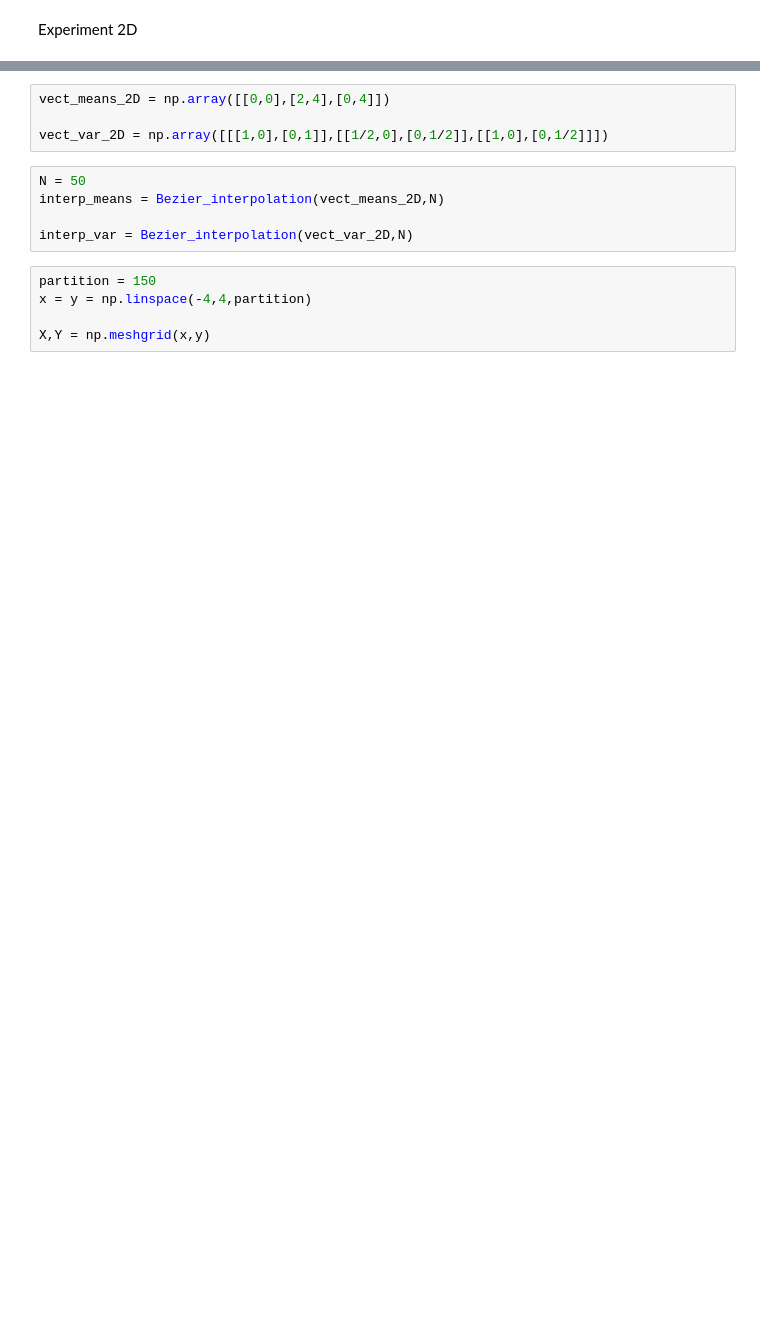
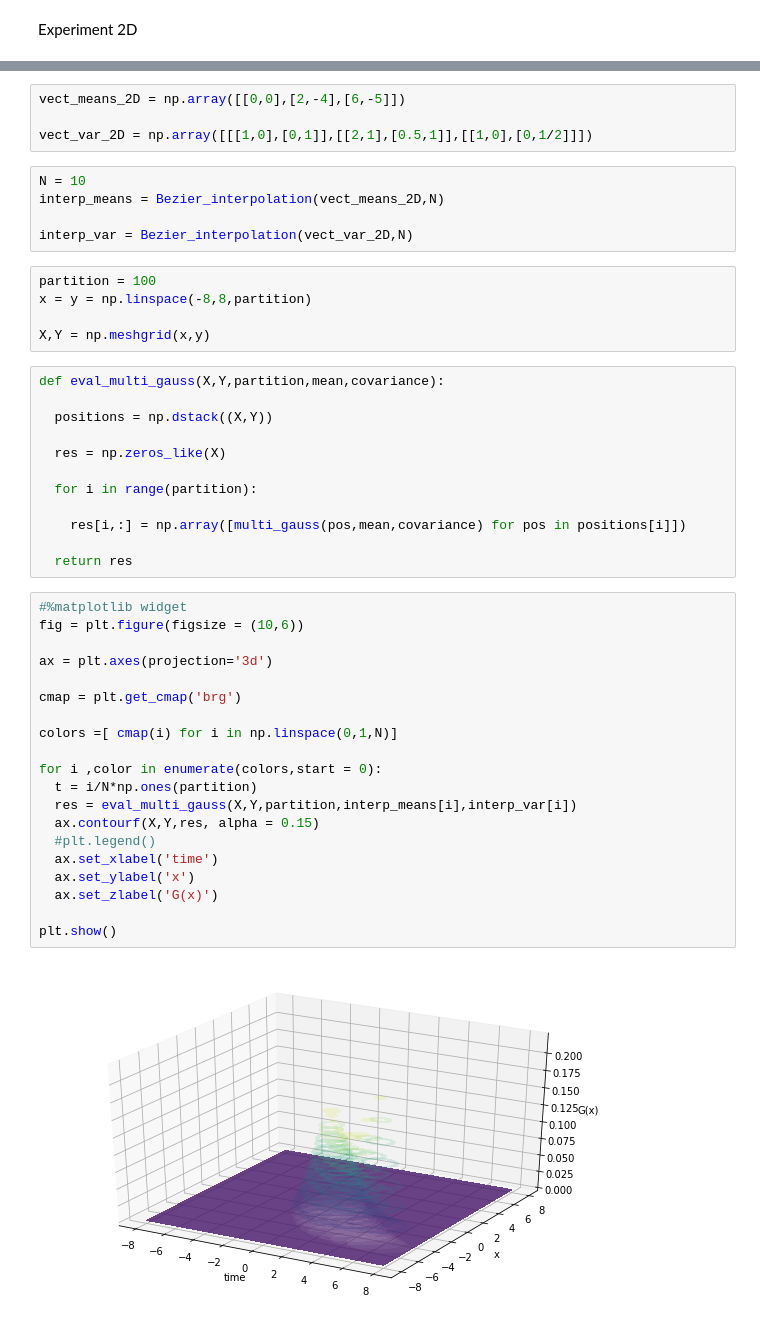
Before and after one commit to GHes31415/OT, a Jupyter notebook: bezier_gauss.ipynb, the cells around one changed output, grey strips where cells are left out. Cells and saved outputs as stored; diff of their text form; blank space fills up the shorter version.

```diff
--- a/bezier_gauss.ipynb
+++ b/bezier_gauss.ipynb
@@ -104,14 +116,48 @@ Experiment 2D
 # %%
-vect_means_2D = np.array([[0,0],[2,4],[0,4]])
+vect_means_2D = np.array([[0,0],[2,-4],[6,-5]])
 
-vect_var_2D = np.array([[[1,0],[0,1]],[[1/2,0],[0,1/2]],[[1,0],[0,1/2]]])
+vect_var_2D = np.array([[[1,0],[0,1]],[[2,1],[0.5,1]],[[1,0],[0,1/2]]])
 # %%
-N = 50
+N = 10
 interp_means = Bezier_interpolation(vect_means_2D,N)
 
 interp_var = Bezier_interpolation(vect_var_2D,N)
 # %%
-partition = 150
-x = y = np.linspace(-4,4,partition)
+partition = 100
+x = y = np.linspace(-8,8,partition)
 
 X,Y = np.meshgrid(x,y)
+# %%
+def eval_multi_gauss(X,Y,partition,mean,covariance):
+
+  positions = np.dstack((X,Y))
+
+  res = np.zeros_like(X)
+
+  for i in range(partition):
+
+    res[i,:] = np.array([multi_gauss(pos,mean,covariance) for pos in positions[i]])
+
+  return res
+# %%
+#%matplotlib widget
+fig = plt.figure(figsize = (10,6))
+
+ax = plt.axes(projection='3d')
+
+cmap = plt.get_cmap('brg')
+
+colors =[ cmap(i) for i in np.linspace(0,1,N)]
+
+for i ,color in enumerate(colors,start = 0):
+  t = i/N*np.ones(partition)
+  res = eval_multi_gauss(X,Y,partition,interp_means[i],interp_var[i])
+  ax.contourf(X,Y,res, alpha = 0.15)
+  #plt.legend()
+  ax.set_xlabel('time')
+  ax.set_ylabel('x')
+  ax.set_zlabel('G(x)')
+
+plt.show()
+# %% [output]
+[figure, added]
```
Also changed, not shown: parts of 3 cells of this notebook.
